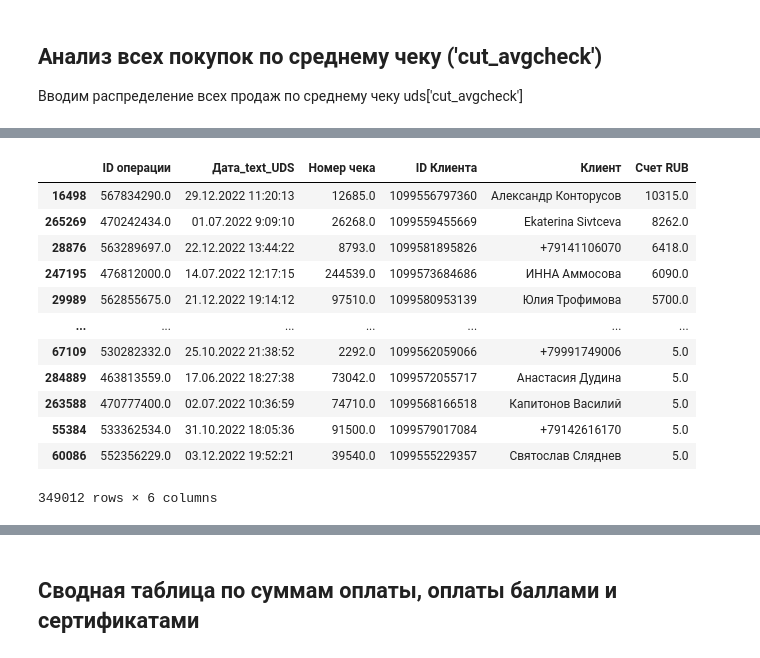
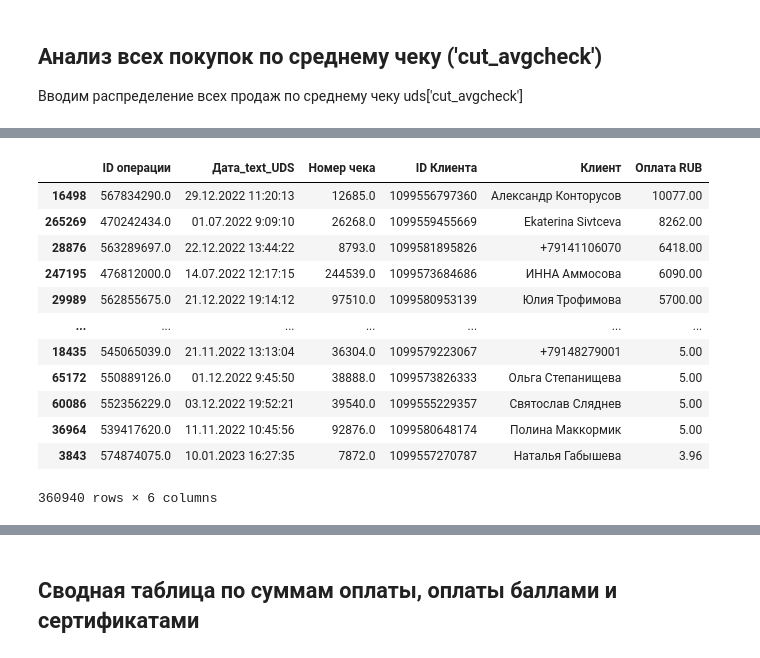
Before and after one commit to KeskilV/rb_udsiiko, a Jupyter notebook: ipynb/UDS_IIKO1.ipynb, the cells around one changed output, grey strips where cells are left out. Cells and saved outputs as stored; diff of their text form; code cells hidden in the pictures.

```diff
--- a/ipynb/UDS_IIKO1.ipynb
+++ b/ipynb/UDS_IIKO1.ipynb
@@ -478,20 +502,20 @@ Index(['ID операции', 'Дата_text_UDS', 'Номер чека', 'ID К
       dtype='object')
 # %%
 uds[['ID операции', 'Дата_text_UDS','Номер чека',
-     'ID Клиента', 'Клиент','Счет RUB']]\
-.sort_values('Счет RUB', ascending=False)
+     'ID Клиента', 'Клиент','Оплата RUB']]\
+.sort_values('Оплата RUB', ascending=False)
 # %% [output]
-|  | ID операции | Дата_text_UDS | Номер чека | ID Клиента | Клиент | Счет RUB |
-| 16498 | 567834290.0 | 29.12.2022 11:20:13 | 12685.0 | 1099556797360 | Александр Конторусов | 10315.0 |
-| 265269 | 470242434.0 | 01.07.2022 9:09:10 | 26268.0 | 1099559455669 | Ekaterina Sivtceva | 8262.0 |
-| 28876 | 563289697.0 | 22.12.2022 13:44:22 | 8793.0 | 1099581895826 | +79141106070 | 6418.0 |
-| 247195 | 476812000.0 | 14.07.2022 12:17:15 | 244539.0 | 1099573684686 | ИННА Аммосова | 6090.0 |
-| 29989 | 562855675.0 | 21.12.2022 19:14:12 | 97510.0 | 1099580953139 | Юлия Трофимова | 5700.0 |
+|  | ID операции | Дата_text_UDS | Номер чека | ID Клиента | Клиент | Оплата RUB |
+| 16498 | 567834290.0 | 29.12.2022 11:20:13 | 12685.0 | 1099556797360 | Александр Конторусов | 10077.00 |
+| 265269 | 470242434.0 | 01.07.2022 9:09:10 | 26268.0 | 1099559455669 | Ekaterina Sivtceva | 8262.00 |
+| 28876 | 563289697.0 | 22.12.2022 13:44:22 | 8793.0 | 1099581895826 | +79141106070 | 6418.00 |
+| 247195 | 476812000.0 | 14.07.2022 12:17:15 | 244539.0 | 1099573684686 | ИННА Аммосова | 6090.00 |
+| 29989 | 562855675.0 | 21.12.2022 19:14:12 | 97510.0 | 1099580953139 | Юлия Трофимова | 5700.00 |
 | ... | ... | ... | ... | ... | ... | ... |
-| 67109 | 530282332.0 | 25.10.2022 21:38:52 | 2292.0 | 1099562059066 | +79991749006 | 5.0 |
-| 284889 | 463813559.0 | 17.06.2022 18:27:38 | 73042.0 | 1099572055717 | Анастасия Дудина | 5.0 |
-| 263588 | 470777400.0 | 02.07.2022 10:36:59 | 74710.0 | 1099568166518 | Капитонов Василий | 5.0 |
-| 55384 | 533362534.0 | 31.10.2022 18:05:36 | 91500.0 | 1099579017084 | +79142616170 | 5.0 |
-| 60086 | 552356229.0 | 03.12.2022 19:52:21 | 39540.0 | 1099555229357 | Святослав Сляднев | 5.0 |
+| 18435 | 545065039.0 | 21.11.2022 13:13:04 | 36304.0 | 1099579223067 | +79148279001 | 5.00 |
+| 65172 | 550889126.0 | 01.12.2022 9:45:50 | 38888.0 | 1099573826333 | Ольга Степанищева | 5.00 |
+| 60086 | 552356229.0 | 03.12.2022 19:52:21 | 39540.0 | 1099555229357 | Святослав Сляднев | 5.00 |
+| 36964 | 539417620.0 | 11.11.2022 10:45:56 | 92876.0 | 1099580648174 | Полина Маккормик | 5.00 |
+| 3843 | 574874075.0 | 10.01.2023 16:27:35 | 7872.0 | 1099557270787 | Наталья Габышева | 3.96 |
-349012 rows × 6 columns
+360940 rows × 6 columns
 # %%
```
Also changed, not shown: parts of 79 cells of this notebook, 5 other files.
